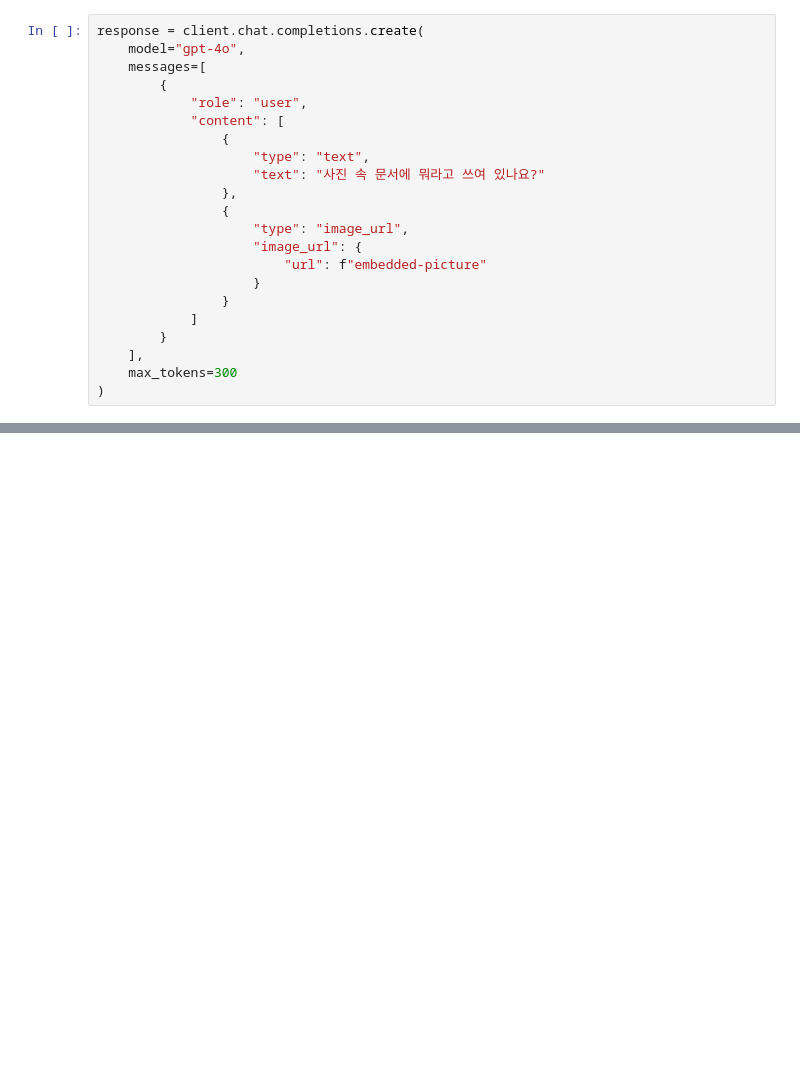
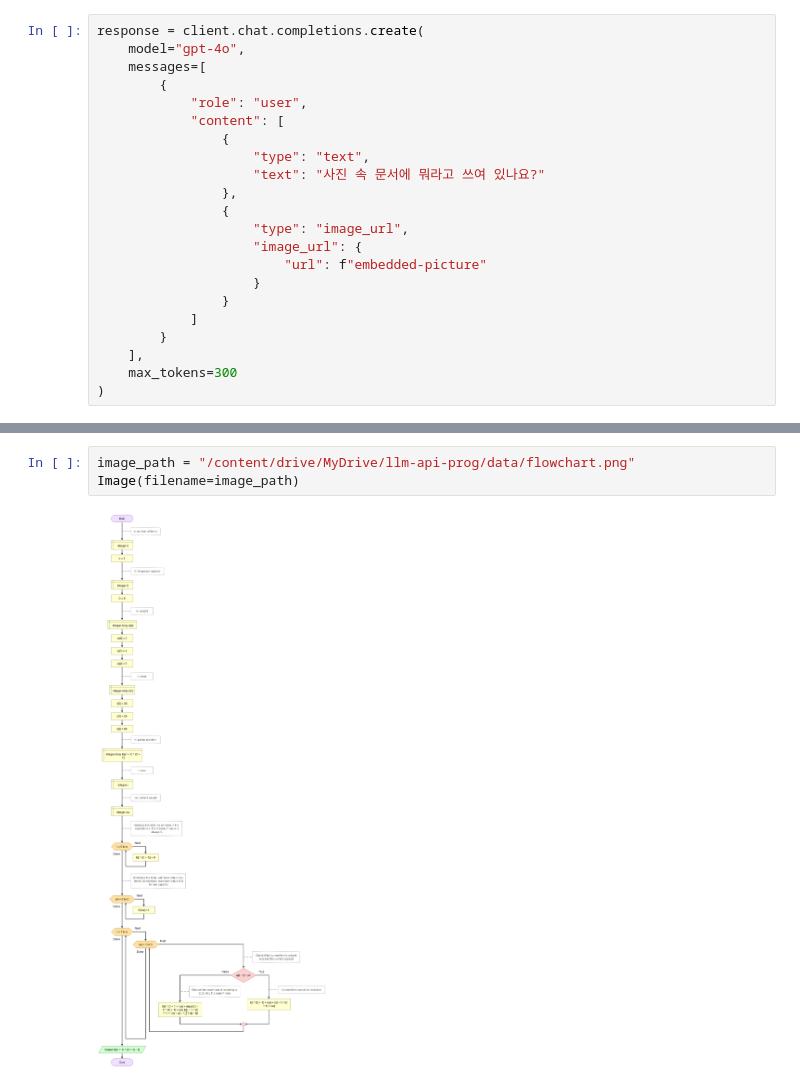
Before and after one commit to ychoi-kr/llm-api-prog, a Jupyter notebook: openai/openai_vision_OCR.ipynb, the cells around one changed output, grey strips where cells are left out. Saved outputs shown, nothing was run; the diff lists cells and outputs as text; blank space fills up the shorter version.

Commit message:
Add flowchart image analysis example

```diff
--- a/openai/openai_vision_OCR.ipynb
+++ b/openai/openai_vision_OCR.ipynb
@@ -99,0 +102,5 @@ print(response.choices[0].message.content)
+# %%
+image_path = "/content/drive/MyDrive/llm-api-prog/data/flowchart.png"
+Image(filename=image_path)
+# %% [output]
+[figure, added]
```
Also changed, not shown: parts of 4 cells of this notebook.
